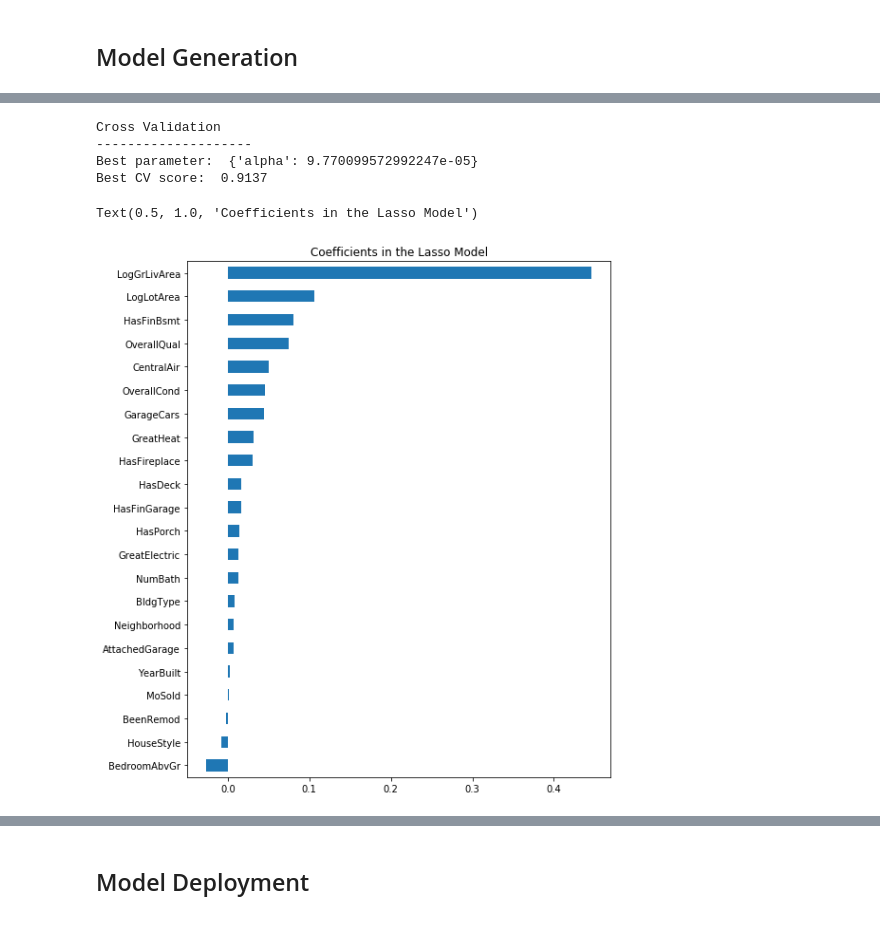
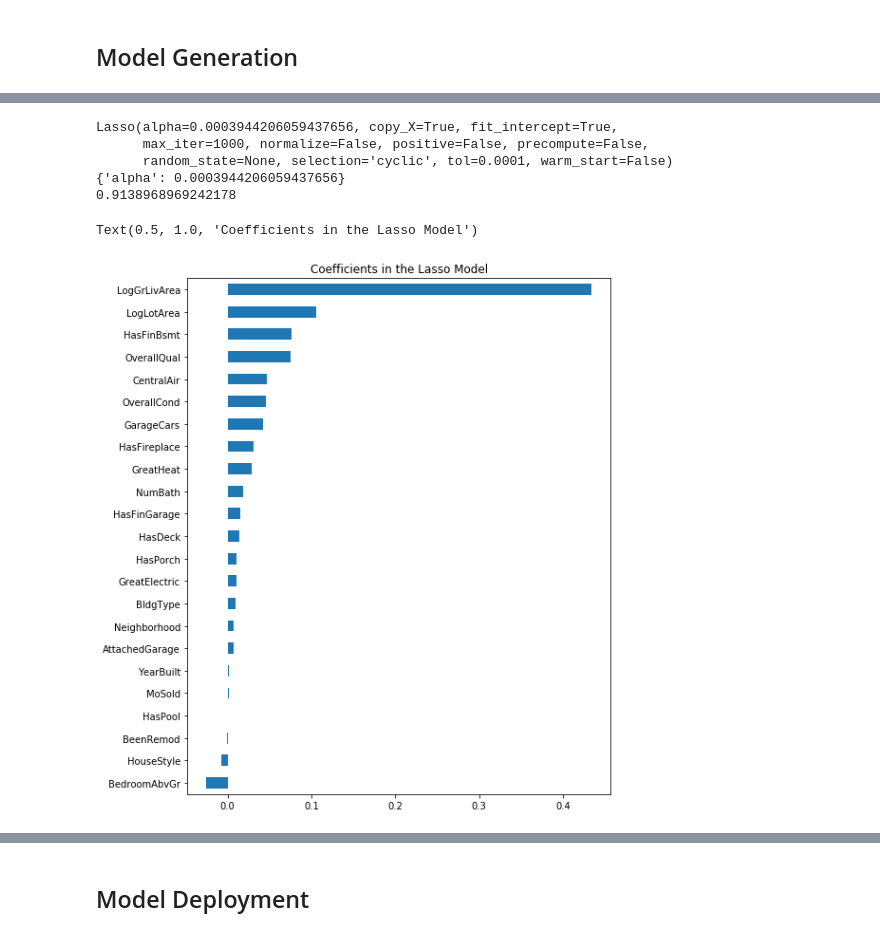
Before and after one commit to brandoncryu/ames_ml_project, a Jupyter notebook: Stephen_Model.ipynb, the cells around one changed output, grey strips where cells are left out. Saved outputs shown, nothing was run; the diff lists cells and outputs as text; code cells hidden in the pictures.

```diff
--- a/Stephen_Model.ipynb
+++ b/Stephen_Model.ipynb
@@ -31,7 +27,7 @@ housing = housing[housing.BedroomAbvGr > 0]
 housing.loc[housing['GarageCars'] == 5, 'GarageCars'] = 4
 
 #Remove Bad Classes
-housing = housing[~housing.Neighborhood.isin(['Landmrk', 'GrnHill'])]
+housing = housing[housing.Neighborhood != 'Landmrk']
 
 housing.MSZoning = housing.MSZoning.astype('string')
 housing.MSZoning = housing.MSZoning.str.strip()
@@ -69,7 +61,7 @@ housing['LogBsmtSF'] = np.log(housing.BsmtSF)
 #Categorical to Ordinal
 housing.Neighborhood = housing.Neighborhood.replace({'MeadowV':1,'BrDale':2, 'IDOTRR':3, 'BrkSide':4, 'OldTown':5, 'Edwards':6, 'SWISU':7, 'Landmrk':8, 'Sawyer':9,\
                            'NPkVill':10, 'Blueste':11, 'NAmes':12, 'Mitchel':13, 'SawyerW':14, 'Gilbert':15, 'NWAmes':16, 'Greens':17, 'Blmngtn':18,\
-                           'CollgCr':19, 'Crawfor':20, 'ClearCr':21, 'Somerst':22, 'Timber':23, 'Veenker':24, 'StoneBr':25,'NridgHt':26, 'NoRidge':27})
+                           'CollgCr':19, 'Crawfor':20, 'ClearCr':21, 'Somerst':22, 'Timber':23, 'Veenker':24, 'GrnHill':25, 'StoneBr':26,'NridgHt':27, 'NoRidge':28})
 housing.BldgType = housing.BldgType.replace({'2fmCon':1,'Twnhs':2, 'Duplex':3, '1Fam':4, 'TwnhsE':5})
 housing.HouseStyle = housing.HouseStyle.replace({'1.5Unf':1,'1.5Fin':2, 'SFoyer':3, 'SLvl':4, '1Story':5, '2.5Unf':6, '2Story':7, '2.5Fin':8})
 housing.MoSold = housing.MoSold.replace({1:11, 9:10, 8:9, 6:8, 7:7, 11:6, 12:5, 2:4, 3:3, 10:2, 5:1, 4:0})
@@ -81,6 +73,7 @@ housing['NumBath'] = housing.FullBath + 0.5*housing.HalfBath + 0.5*housing.BsmtF
 housing['BeenRemod'] = np.where(housing.YearBuilt != housing.YearRemodAdd, 1, 0)
 housing['HasFinBsmt'] = np.where(housing.BsmtFinSF1 > 0, 1, 0)
 housing['HasFinGarage'] = np.where(housing.GarageFinish == "Fin", 1, 0)
+housing['HasPool'] = np.where(housing.PoolArea > 0, 1, 0)
 housing['HasFireplace'] = np.where(housing.Fireplaces > 0, 1, 0)
 housing['HasPorch'] = np.where(housing.PorchTotSF > 0, 1, 0)
 housing['HasDeck'] = np.where(housing.WoodDeckSF > 0, 1, 0)
@@ -96,7 +89,7 @@ housing['CentralAir'] = np.where(housing.CentralAir == "Y", 1, 0)
 # %%
 model_cols = ['LogSalePrice', 'LogLotArea', 'LogGrLivArea', 'LogBsmtSF', 'OverallQual', 'OverallCond', 'YearBuilt',\
               'Neighborhood', 'BldgType', 'HouseStyle', 'MoSold', 'NumBath', 'GarageCars', 'BedroomAbvGr',\
-              'BeenRemod', 'HasFinBsmt', 'HasFinGarage', 'HasFireplace', 'HasPorch', 'HasDeck',\
+              'BeenRemod', 'HasFinBsmt', 'HasFinGarage', 'HasPool', 'HasFireplace', 'HasPorch', 'HasDeck',\
               'AttachedGarage', 'GreatElectric', 'GreatHeat', 'CentralAir']
 housing = housing[model_cols]
 # %% [markdown]
@@ -145,23 +145,23 @@ Text(0.5, 1.0, 'Coefficients in the Lasso Model')
 # %%
-x = x.drop('LogBsmtSF', axis=1)
+x = housing.drop(['LogSalePrice', 'LogBsmtSF'], axis=1)
 grid_search.fit(x, y)
 
-print("Cross Validation")
-print("-" * 20)
-print("Best parameter: ", grid_search.best_params_)
-print("Best CV score:  %.4f" % grid_search.best_score_)
+print(grid_search.best_estimator_)
+print(grid_search.best_params_)
+print(grid_search.best_score_)
 
 alpha_cv = grid_search.best_estimator_.get_params()['alpha']
 
 lasso = Lasso(alpha = alpha_cv).fit(x, y)
 coef = pd.Series(lasso.coef_, index = x.columns)
 imp_coef = pd.concat([coef.sort_values()])
 imp_coef.plot(kind = "barh", figsize = (8, 10))
 plt.title("Coefficients in the Lasso Model")
 # %% [output]
-Cross Validation
---------------------
-Best parameter:  {'alpha': 9.770099572992247e-05}
-Best CV score:  0.9137
+Lasso(alpha=0.0003944206059437656, copy_X=True, fit_intercept=True,
+      max_iter=1000, normalize=False, positive=False, precompute=False,
+      random_state=None, selection='cyclic', tol=0.0001, warm_start=False)
+{'alpha': 0.0003944206059437656}
+0.9138968969242178
 Text(0.5, 1.0, 'Coefficients in the Lasso Model')
-[figure, old version]
+[figure, new version]
```
Also changed, not shown: parts of 11 cells of this notebook, 1 other file.
